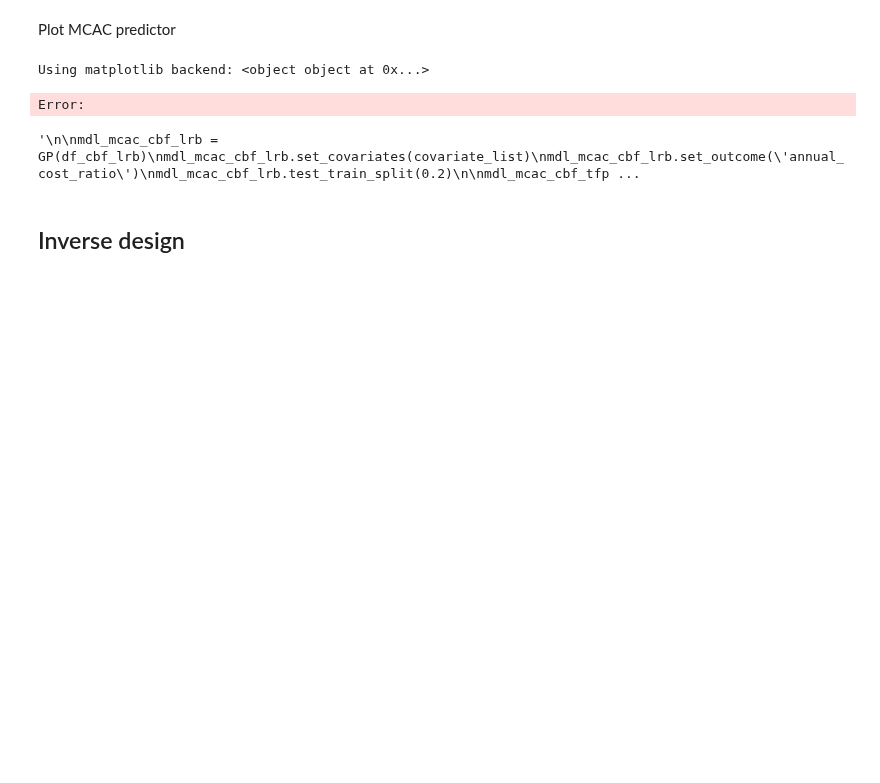
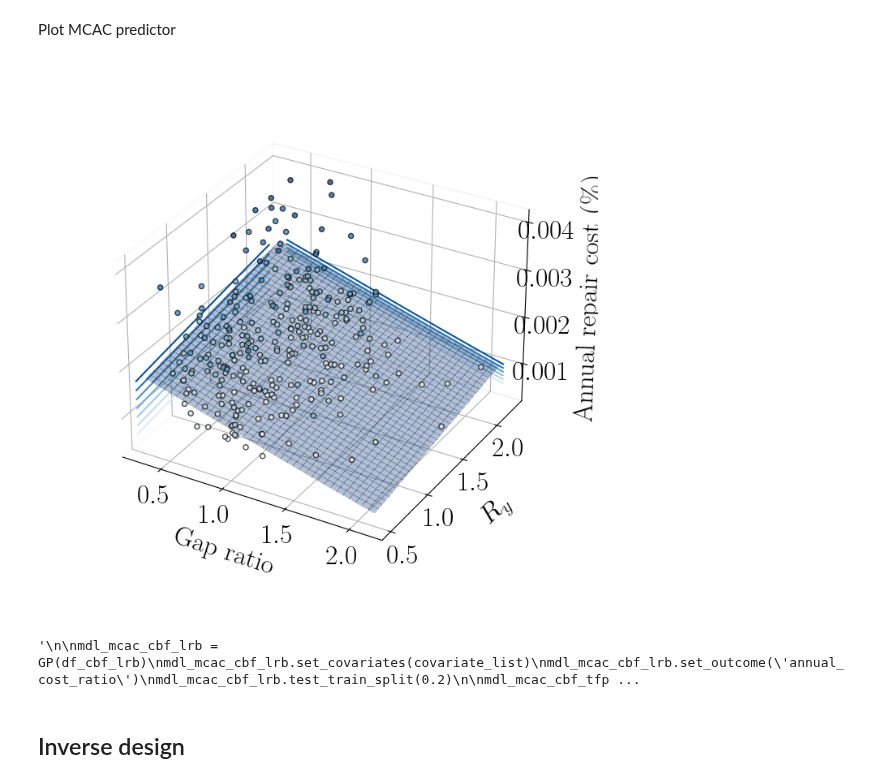
Before and after one commit to hgp297/isol-sys-database, a Jupyter notebook: src/analyses/time_anly.ipynb, the cells around one changed output. Saved outputs shown, nothing was run; the diff lists cells and outputs as text; code cells hidden in the pictures; blank space fills up the shorter version.

```diff
--- a/src/analyses/time_anly.ipynb
+++ b/src/analyses/time_anly.ipynb
@@ -1165,7 +1165,7 @@ from inverse import make_2D_plotting_space
 
 
 annual_cost_var = 'annual_cost_ratio'
-mdl_mcat = mcat_regression_mdls['mdl_mcat_cbf_lrb']
+mdl_mcac = mcac_regression_mdls['mdl_mcac_cbf_lrb']
 impact_mdl = mdl_impact_cbf_lrb
 df_sc = df_cbf_lrb.copy()
 
@@ -1190,7 +1190,7 @@ X_plot = make_2D_plotting_space(impact_mdl.X, res, x_var=xvar, y_var=yvar,
                             all_vars=['gap_ratio', 'RI', 'T_ratio', 'zeta_e'],
                             third_var_set = 5.0, fourth_var_set = 0.15)
 
-Z = mdl_mcat.gpr.predict(X_plot)
+Z = mdl_mcac.gpr.predict(X_plot)
 
 
 xx = X_plot[xvar]
@@ -1199,35 +1199,34 @@ x_pl = np.unique(xx)
 y_pl = np.unique(yy)
 xx_pl, yy_pl = np.meshgrid(x_pl, y_pl)
 
 Z_surf = np.array(Z).reshape(xx_pl.shape)
 
 ax=fig.add_subplot(1, 1, 1, projection='3d')
 surf = ax.plot_surface(xx_pl, yy_pl, Z_surf, cmap='Blues',
                         linewidth=0, antialiased=False, alpha=0.3,
                         vmin=-0.5)
 ax.xaxis.pane.fill = False
 ax.yaxis.pane.fill = False
 ax.zaxis.pane.fill = False
 
 ax.scatter(df_sc[xvar], df_sc[yvar], df_sc[annual_cost_var], c=df_sc[annual_cost_var],
             edgecolors='k', alpha = 0.7, cmap='Blues', zorder=20)
 
 xlim = ax.get_xlim()
 ylim = ax.get_ylim()
 zlim = ax.get_zlim()
 cset = ax.contour(xx_pl, yy_pl, Z_surf, zdir='x', offset=xlim[0], cmap='Blues_r')
 cset = ax.contour(xx_pl, yy_pl, Z_surf, zdir='y', offset=ylim[1], cmap='Blues')
 # ax.set_zlim([-0.1, 1.1])
 
 ax.set_xlabel('Gap ratio', fontsize=axis_font, labelpad=20)
 ax.set_ylabel('$R_y$', fontsize=axis_font, labelpad=20)
 ax.set_zlabel('Annual repair cost (\%)', fontsize=axis_font, labelpad=20)
 # ax.set_title('MF-LRB: $T_M/T_{fb} = 3.0$, $\zeta_M = 0.15$', fontsize=subt_font)
 ax.set_box_aspect(None, zoom=0.85)
 fig.tight_layout()
 # %% [output]
-Using matplotlib backend: <object object at 0x...>
-Error:
+[figure, added]
 # %%
 #%% GP models for MCACs (done without impact classif)
 '''
```
Also changed, not shown: parts of 13 cells of this notebook.
